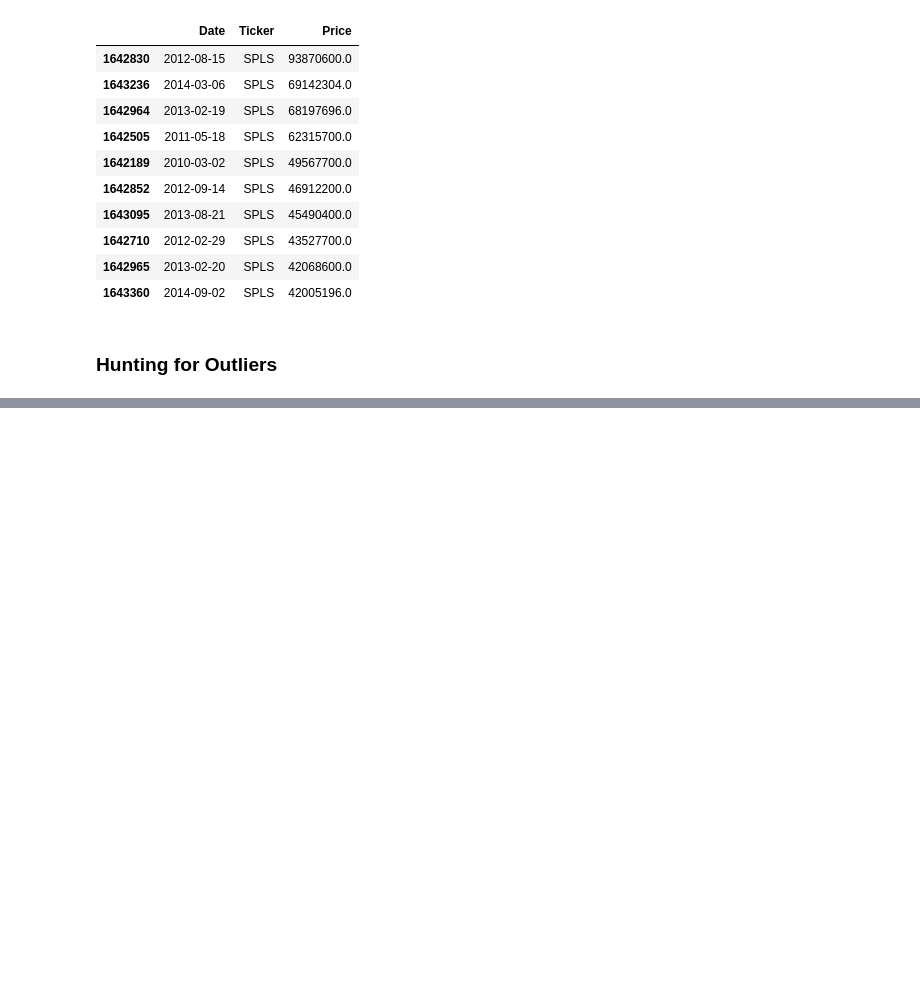
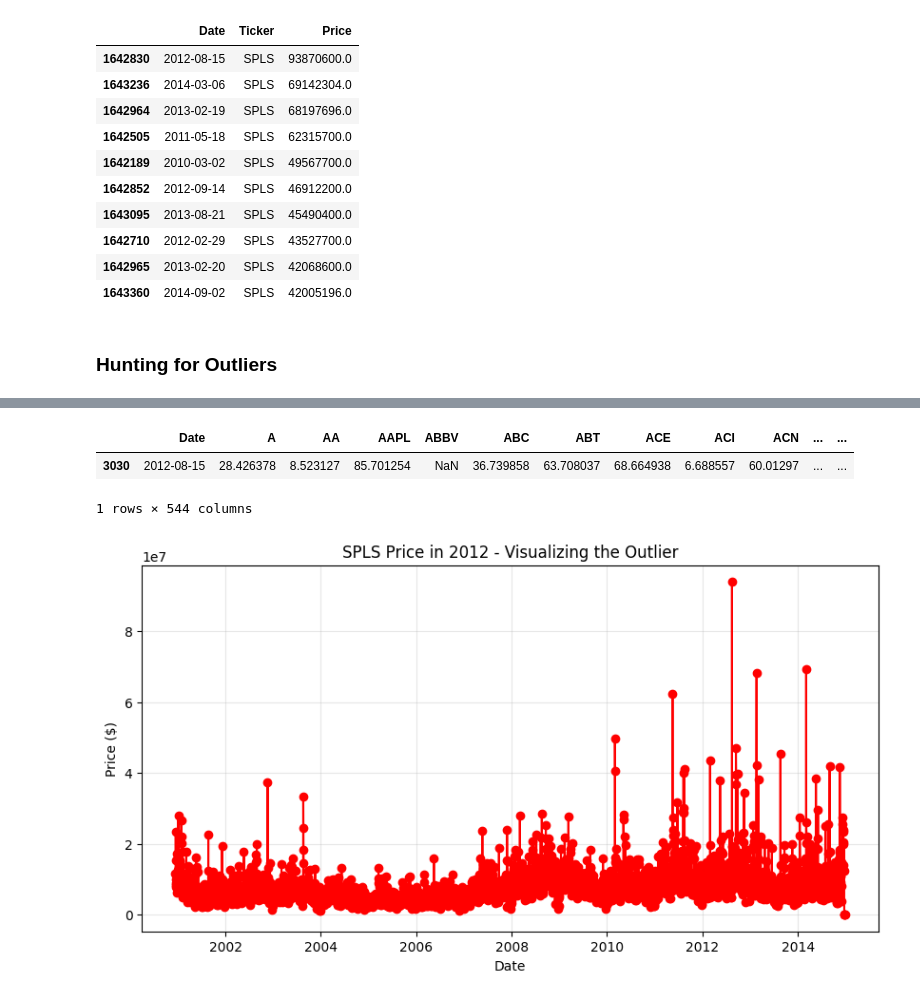
Before and after one commit to mahdikheirkhah/backtesting-sp500, a Jupyter notebook: notebook/analysis.ipynb, the cells around one changed output, grey strips where cells are left out. Cells and saved outputs as stored; diff of their text form; code cells hidden in the pictures; blank space fills up the shorter version.

```diff
--- a/notebook/analysis.ipynb
+++ b/notebook/analysis.ipynb
@@ -208,0 +245,26 @@ print(crazy_low.head())
+# %%
+raw_prices[raw_prices['Date'] == '2012-08-15']
+# %% [output]
+|  | Date | A | AA | AAPL | ABBV | ABC | ABT | ACE | ACI | ACN | ... | ... |
+| 3030 | 2012-08-15 | 28.426378 | 8.523127 | 85.701254 | NaN | 36.739858 | 63.708037 | 68.664938 | 6.688557 | 60.01297 | ... | ... |
+1 rows × 544 columns
+# %%
+# Assuming you already have 'long_prices' from our previous step
+long_prices['Date'] = pd.to_datetime(long_prices['Date'])
+
+ticker = 'SPLS' # <--- CHANGE THIS TO YOUR TICKER
+
+# Filter the data to just that one stock for the year 2012 so we can see the spike context
+stock_data = long_prices[(long_prices['Ticker'] == ticker) ]
+
+# Plot it!
+plt.figure(figsize=(10, 5))
+plt.plot(stock_data['Date'], stock_data['Price'], marker='o', color='red', linestyle='-')
+plt.title(f"{ticker} Price in 2012 - Visualizing the Outlier")
+plt.xlabel("Date")
+plt.ylabel("Price ($)")
+
+plt.grid(True, alpha=0.3)
+plt.show()
+# %% [output]
+[figure, added]
```
Also changed, not shown: parts of 8 cells of this notebook, 3 other files.
